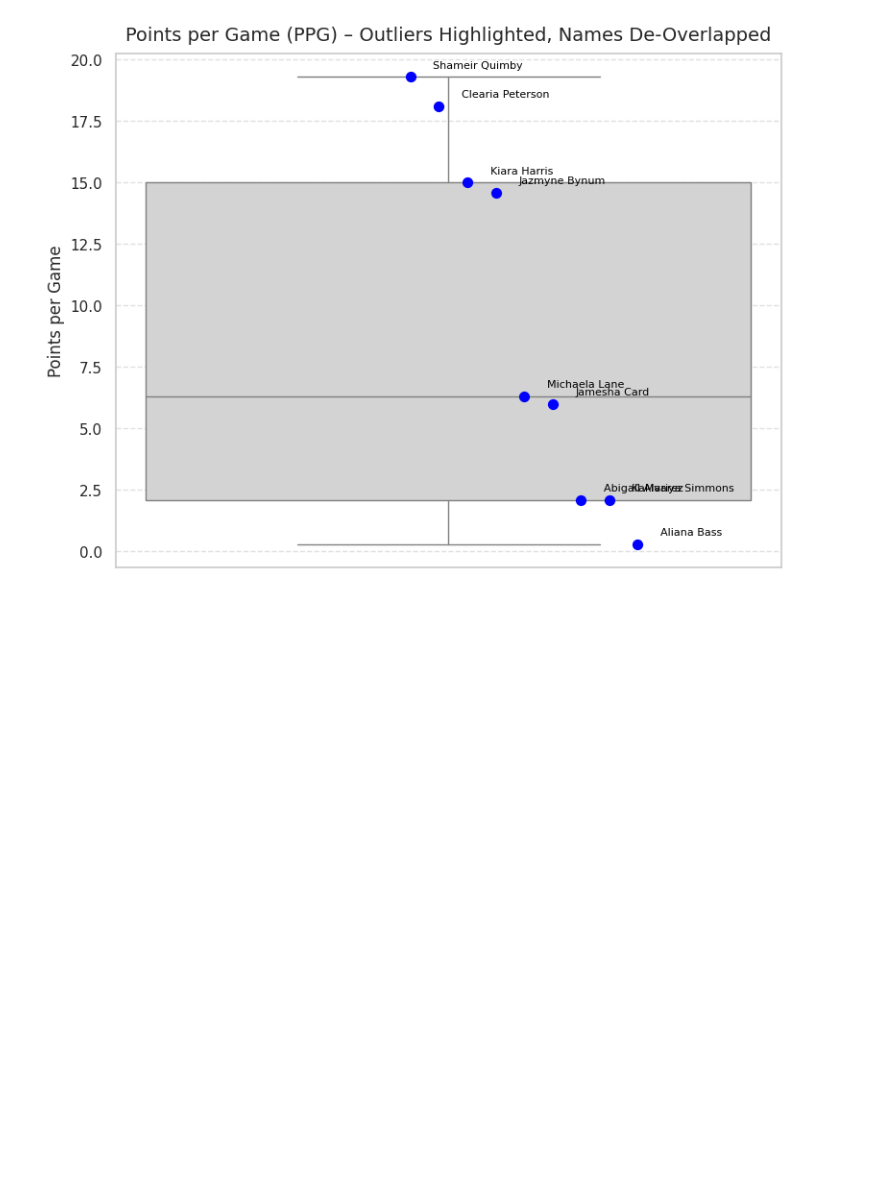
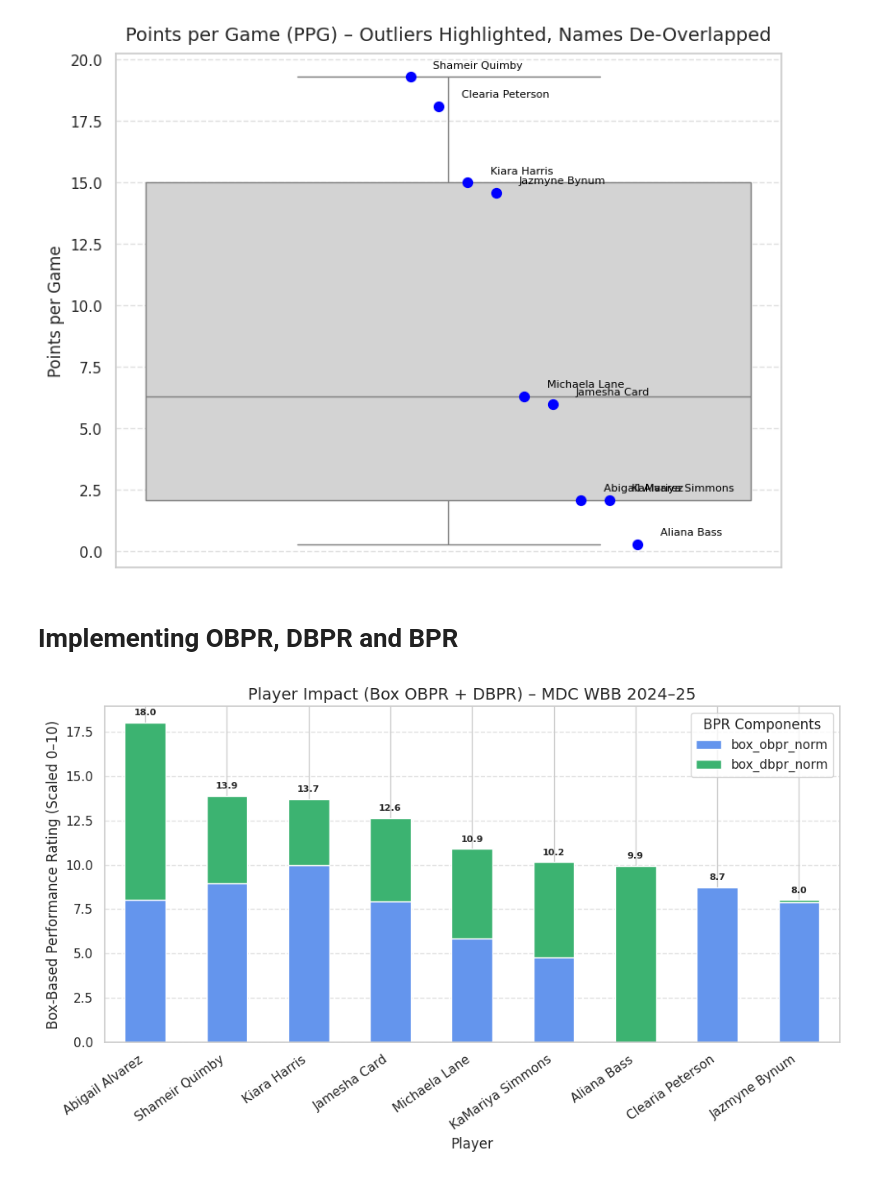
Before and after one commit to MiamiCrypto/Sports-Analytics-, a Jupyter notebook: WBB_2024_25_Season.ipynb, the cells around one changed output. Cells and saved outputs as stored; diff of their text form; code cells hidden in the pictures; blank space fills up the shorter version.

```diff
--- a/WBB_2024_25_Season.ipynb
+++ b/WBB_2024_25_Season.ipynb
@@ -1702,3 +1701,63 @@ plt.tight_layout()
 plt.show()
 # %% [output]
 [figure]
+# %% [markdown]
+# Implementing OBPR, DBPR and BPR
+# %%
+# Step 1: Calculate box_obpr and box_dbpr
+df['box_obpr'] = (
+    df['points_per_game'] * 0.5 +
+    df['assists_per_game'] * 1.2 -
+    df['turnovers_per_game'] * 1.0 +
+    df['fg_pct'] * 10 +
+    df['ft_pct'] * 5 +
+    df['fg3_pct'] * 5
+).round(2)
+
+df['box_dbpr'] = (
+    df['steals_per_game'] * 1.5 +
+    df['blocks_per_game'] * 1.5 +
+    df['rebounds_per_game'] * 0.5 -
+    df['pfoul'] * 0.5
+).round(2)
+# %%
+# Step 2 (Fixed): Normalize OBPR and DBPR to a true 0–10 scale
+from sklearn.preprocessing import MinMaxScaler
+
+scaler = MinMaxScaler(feature_range=(0, 10))
+df[['box_obpr_norm', 'box_dbpr_norm']] = scaler.fit_transform(df[['box_obpr', 'box_dbpr']])
+df[['box_obpr_norm', 'box_dbpr_norm']] = df[['box_obpr_norm', 'box_dbpr_norm']].round(2)
+
+# Step 3: Combine into total Box BPR
+df['box_bpr'] = (df['box_obpr_norm'] + df['box_dbpr_norm']).round(2)
+
+# Step 4: Sort df by box_bpr before plotting
+df_sorted = df.sort_values(by='box_bpr', ascending=False)
+
+# Step 5: Prepare data for stacked bar chart
+bpr_plot = df_sorted[['player_name', 'box_obpr_norm', 'box_dbpr_norm']].set_index('player_name')
+
+# Step 6: Plot
+ax = bpr_plot.plot(
+    kind='bar',
+    stacked=True,
+    figsize=(10, 6),
+    color=['cornflowerblue', 'mediumseagreen']
+)
+
+# Title and labels
+plt.title("Player Impact (Box OBPR + DBPR) – MDC WBB 2024–25", fontsize=14)
+plt.ylabel("Box-Based Performance Rating (Scaled 0–10)")
+plt.xlabel("Player")
+plt.xticks(rotation=35, ha='right')
+plt.legend(title="BPR Components", loc='upper right')
+plt.grid(axis='y', linestyle='--', alpha=0.6)
+
+# Annotate total BPR above bars
+for idx, total in enumerate(df_sorted['box_bpr']):
+    ax.text(idx, total + 0.4, f'{total:.1f}', ha='center', fontsize=8, fontweight='bold')
+
+plt.tight_layout()
+plt.show()
+# %% [output]
+[figure, added]
```
Also changed, not shown: parts of 22 cells of this notebook.
